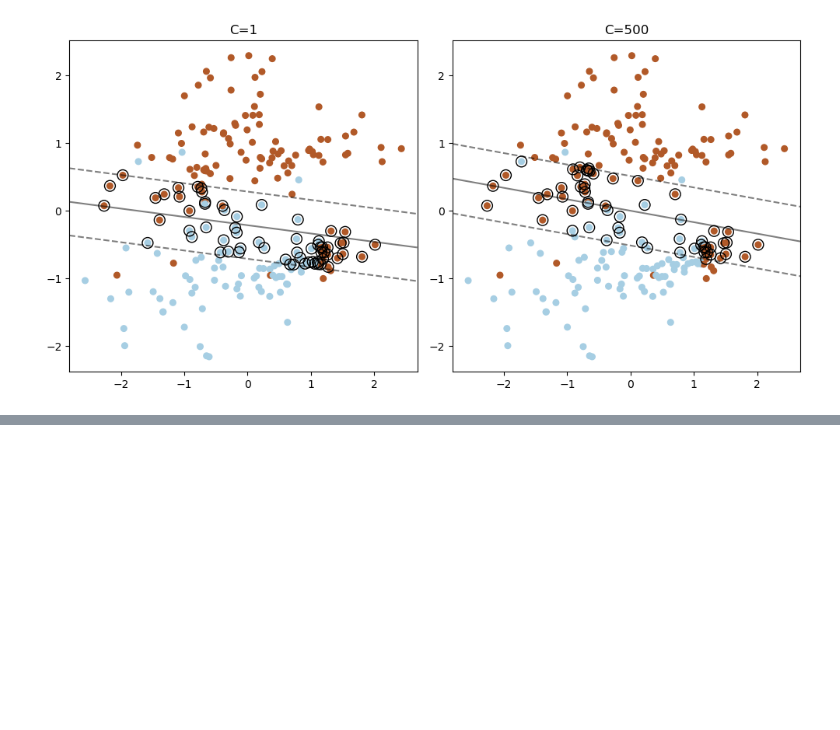
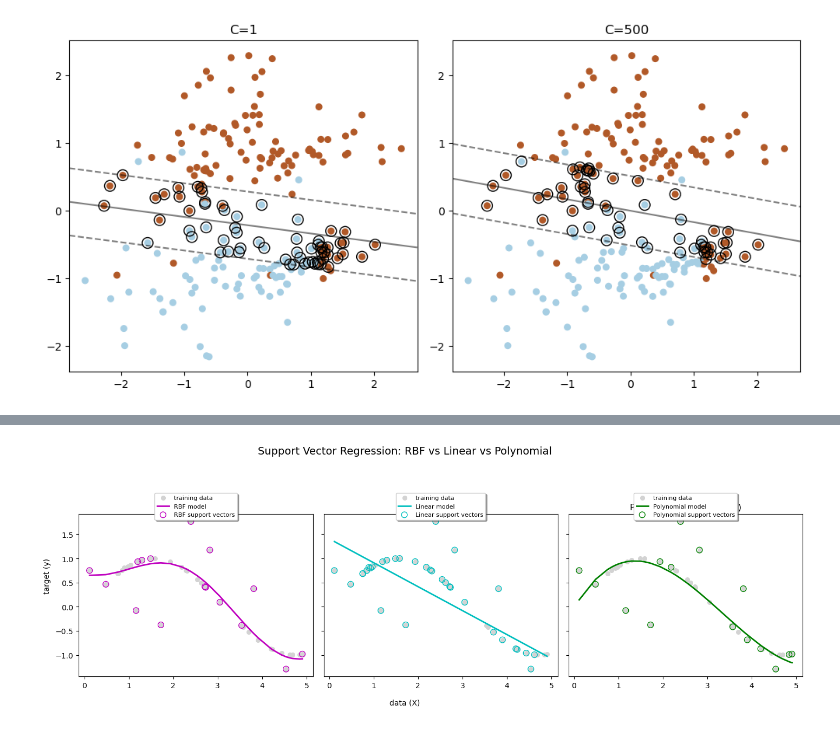
Before and after one commit to shbang-cmd/python_onebook, a Jupyter notebook: 파이썬한권으로끝내기_6장.ipynb, the cells around one changed output, grey strips where cells are left out. Saved outputs shown, nothing was run; the diff lists cells and outputs as text; code cells hidden in the pictures; blank space fills up the shorter version.

```diff
--- a/파이썬한권으로끝내기_6장.ipynb
+++ b/파이썬한권으로끝내기_6장.ipynb
@@ -1032,0 +1171,80 @@ plt.show()
+# %%
+import numpy as np
+import matplotlib.pyplot as plt
+from sklearn.metrics import mean_squared_error
+
+lw = 2
+
+# ─────────────────────────
+# 1. SVR 모델은 미리 학습해 둔다고 가정
+#    svr_rbf, svr_lin, svr_poly 가 이미 fit 된 상태
+# ─────────────────────────
+svrs = [svr_rbf, svr_lin, svr_poly]
+kernel_label = ["RBF", "Linear", "Polynomial"]
+model_color = ["m", "c", "g"]
+
+# 각 모델별 예측값 미리 계산
+preds = [svr.predict(X) for svr in svrs]
+
+# ─────────────────────────
+# 2. 그래프 그리기
+# ─────────────────────────
+fig, axes = plt.subplots(nrows=1, ncols=3, figsize=(15, 5), sharey=True)
+
+for ix, (svr, y_pred) in enumerate(zip(svrs, preds)):
+    ax = axes[ix]
+
+    # (1) 원 데이터 전체 산점도 (회색 점)
+    ax.scatter(
+        X,
+        y,
+        color="lightgray",
+        s=30,
+        label="training data",
+        zorder=1
+    )
+
+    # (2) SVR 회귀 곡선
+    ax.plot(
+        X,
+        y_pred,
+        color=model_color[ix],
+        lw=lw,
+        label="{} model".format(kernel_label[ix]),
+        zorder=2
+    )
+
+    # (3) 서포트 벡터
+    ax.scatter(
+        X[svr.support_],
+        y[svr.support_],
+        facecolor="none",
+        edgecolor=model_color[ix],
+        s=60,
+        label="{} support vectors".format(kernel_label[ix]),
+        zorder=3
+    )
+
+    # (4) MSE 계산해서 제목에 표시
+    mse = mean_squared_error(y, y_pred)
+    ax.set_title(f"{kernel_label[ix]} (MSE={mse:.3f})")
+
+    # (5) 범례
+    ax.legend(
+        loc="upper center",
+        bbox_to_anchor=(0.5, 1.15),
+        ncol=1,
+        fancybox=True,
+        shadow=True,
+        fontsize=8
+    )
+
+# 공통 라벨 & 전체 제목
+fig.text(0.5, 0.03, "data (X)", ha="center", va="center")
+fig.text(0.06, 0.5, "target (y)", ha="center", va="center", rotation="vertical")
+fig.suptitle("Support Vector Regression: RBF vs Linear vs Polynomial", fontsize=14)
+
+plt.tight_layout(rect=[0.06, 0.05, 1, 0.93])
+plt.show()
+# %% [output]
+[figure, added]
```
Also changed, not shown: parts of 32 cells of this notebook.
